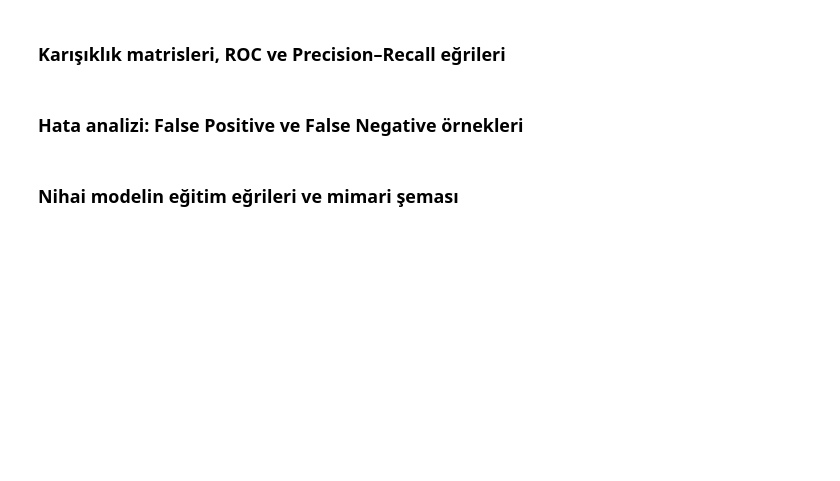
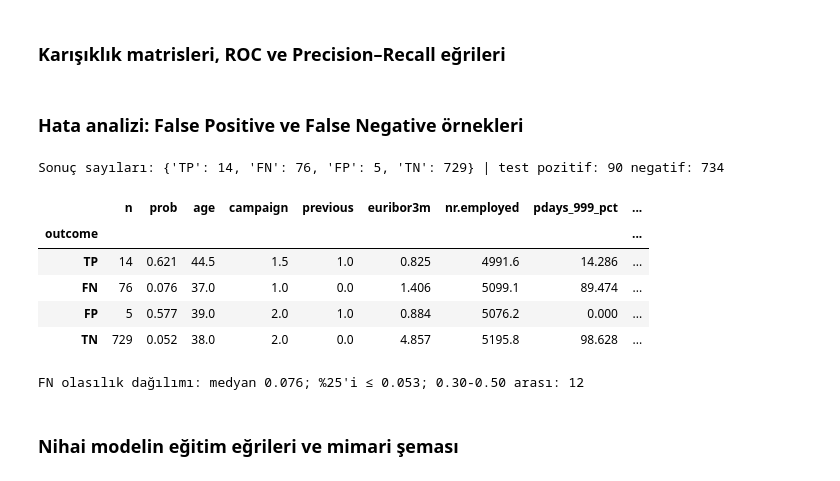
Before and after one commit to nursedaburkuk/ysa-midterm-bank-marketing, a Jupyter notebook: 03_final_test.ipynb, the cells around one changed output. Saved outputs shown, nothing was run; the diff lists cells and outputs as text; code cells hidden in the pictures; blank space fills up the shorter version.

```diff
--- a/03_final_test.ipynb
+++ b/03_final_test.ipynb
@@ -226,28 +287,37 @@ fig.tight_layout(); fig.savefig(P.FIGURES / "fig_test_roc_pr.png", dpi=200); plt
 # %%
 raw = P.load_raw().drop(columns=["duration"])
 df = raw.loc[locked.index].copy()
 df["y_true"] = y_test.values; df["prob"] = locked[f"{main_key}_prob"].values; df["pred"] = locked[f"{main_key}_pred"].values
 df["outcome"] = np.select([(df.y_true == 1) & (df.pred == 1), (df.y_true == 0) & (df.pred == 0),
-                           (df.y_true == 0) & (df.pred == 1), (df.y_true == 1) & (df.pred == 0)], ["TP", "TN", "FP", "FN"])
+                           (df.y_true == 0) & (df.pred == 1), (df.y_true == 1) & (df.pred == 0)], ["TP", "TN", "FP", "FN"], default="?")
 counts = df.outcome.value_counts().reindex(["TP", "FN", "FP", "TN"])
 print("Sonuç sayıları:", counts.to_dict(), "| test pozitif:", int(y_test.sum()), "negatif:", int((1 - y_test).sum()))
 err_num = df.groupby("outcome")[["prob", "age", "campaign", "previous", "euribor3m", "nr.employed"]].median().reindex(["TP", "FN", "FP", "TN"])
 err_num.insert(0, "n", counts.values)
 err_num["pdays_999_pct"] = df.groupby("outcome").apply(lambda g: 100 * (g.pdays == 999).mean(), include_groups=False)
 err_num["poutcome_success_pct"] = df.groupby("outcome").apply(lambda g: 100 * (g.poutcome == "success").mean(), include_groups=False)
 err_num["contact_cellular_pct"] = df.groupby("outcome").apply(lambda g: 100 * (g.contact == "cellular").mean(), include_groups=False)
 err_num.to_csv(P.RESULTS / "test_error_analysis.csv")
 display(err_num.round(3))
 fn_prob = df.loc[df.outcome == "FN", "prob"]
 print("FN olasılık dağılımı: medyan %.3f; %%25'i ≤ %.3f; 0.30-0.50 arası: %d"
       % (fn_prob.median(), fn_prob.quantile(.25), int(((fn_prob >= .3) & (fn_prob < .5)).sum())))
 fig, ax = plt.subplots(figsize=(7, 3.8))
 for lab, col in [(0, "#7f8c9a"), (1, "#2b6cb0")]:
     ax.hist(df.loc[df.y_true == lab, "prob"], bins=30, range=(0, 1), alpha=.7, color=col, label=f"Gerçek sınıf {lab}")
 ax.axvline(.5, color="red", ls="--", lw=1, label="Eşik 0.50"); ax.set_yscale("log")
 ax.set_xlabel("Tahmin edilen olasılık (ana MLP)"); ax.set_ylabel("Sayı (log)"); ax.legend(fontsize=8)
 ax.set_title("Test olasılıklarının gerçek sınıfa göre dağılımı")
 fig.tight_layout(); fig.savefig(P.FIGURES / "fig_test_probability_hist.png", dpi=200); plt.close(fig)
+# %% [output]
+Sonuç sayıları: {'TP': 14, 'FN': 76, 'FP': 5, 'TN': 729} | test pozitif: 90 negatif: 734
+|  | n | prob | age | campaign | previous | euribor3m | nr.employed | pdays_999_pct | ... |
+| outcome |  |  |  |  |  |  |  |  | ... |
+| TP | 14 | 0.621 | 44.5 | 1.5 | 1.0 | 0.825 | 4991.6 | 14.286 | ... |
+| FN | 76 | 0.076 | 37.0 | 1.0 | 0.0 | 1.406 | 5099.1 | 89.474 | ... |
+| FP | 5 | 0.577 | 39.0 | 2.0 | 1.0 | 0.884 | 5076.2 | 0.000 | ... |
+| TN | 729 | 0.052 | 38.0 | 2.0 | 0.0 | 4.857 | 5195.8 | 98.628 | ... |
+FN olasılık dağılımı: medyan 0.076; %25'i ≤ 0.053; 0.30-0.50 arası: 12
 # %% [markdown]
 ### Nihai modelin eğitim eğrileri ve mimari şeması
 # %%
```
Also changed, not shown: parts of 11 cells of this notebook, 9 other files.
